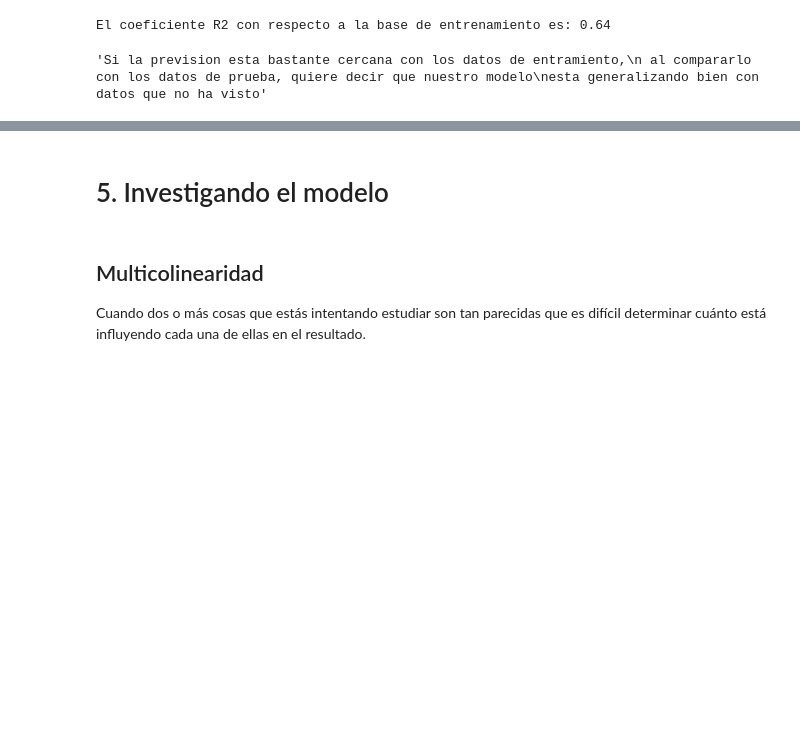
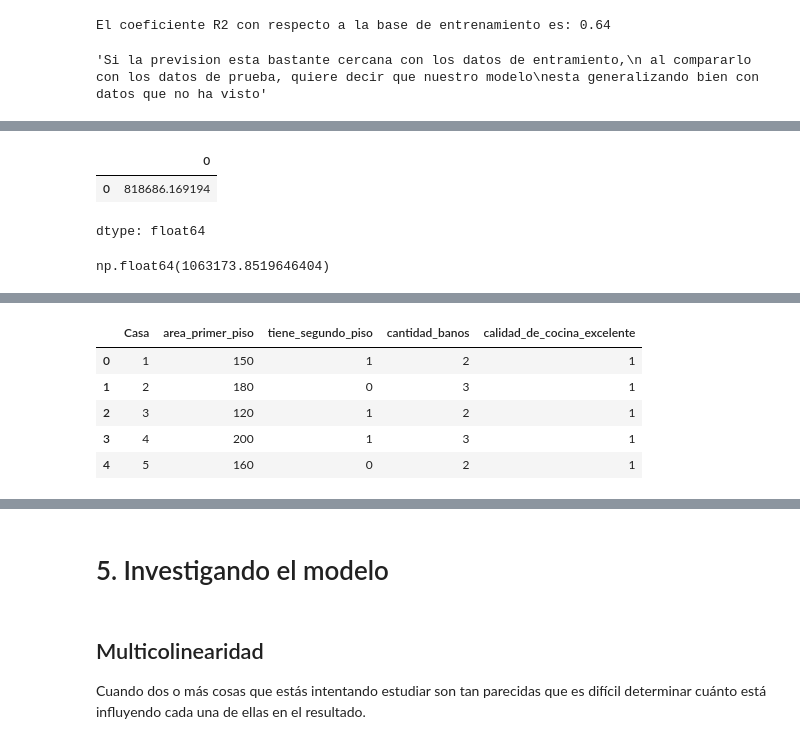
Before and after one commit to LejImkoaj/data-sciencie-regresion-lineal, a Jupyter notebook: precios_de_inmuebles_regresion_lineal.ipynb, the cells around one changed output, grey strips where cells are left out. Drawn from its saved outputs; the diff is of its cells as text; code cells hidden in the pictures; blank space fills up the shorter version.

```diff
--- a/precios_de_inmuebles_regresion_lineal.ipynb
+++ b/precios_de_inmuebles_regresion_lineal.ipynb
@@ -546,6 +584,30 @@ El coeficiente R2 con respecto a la base de entrenamiento es: 0.64
+# %%
+# Si deseamos utilizar un modelo más simplificado, podemos hacer la predicción solo con la información del área de la casa, a partir del modelo_0:
+
+modelo_0.predict(nuevo_inmueble_2['area_primer_piso'])
+# %% [output]
+|  | 0 |
+| 0 | 818686.169194 |
+dtype: float64
+# %%
+# Pero si queremos un modelo que tenga en cuenta todas las características disponibles, podemos usar el modelo_3:
+
+modelo_3.predict(nuevo_inmueble_2)[0]
+# %% [output]
+np.float64(1063173.8519646404)
 # %% [markdown]
 ## Precificando varias casas
 
 <img src="https://i.imgur.com/i0skFlB.jpeg" width="600"/>
 # %%
 # Leyendo varias casas?
+
+nuevas_casas = pd.read_csv('/content/nuevas_casas.csv', sep=';')
+nuevas_casas.head()
+# %% [output]
+|  | Casa | area_primer_piso | tiene_segundo_piso | cantidad_banos | calidad_de_cocina_excelente |
+| 0 | 1 | 150 | 1 | 2 | 1 |
+| 1 | 2 | 180 | 0 | 3 | 1 |
+| 2 | 3 | 120 | 1 | 2 | 1 |
+| 3 | 4 | 200 | 1 | 3 | 1 |
+| 4 | 5 | 160 | 0 | 2 | 1 |
```
Also changed, not shown: parts of 16 cells of this notebook.
